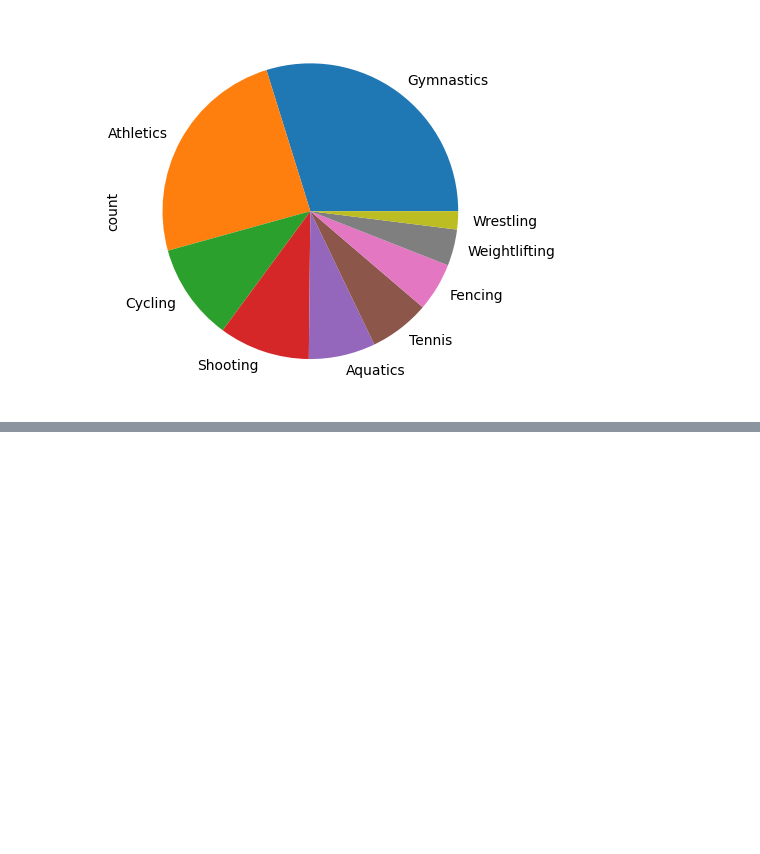
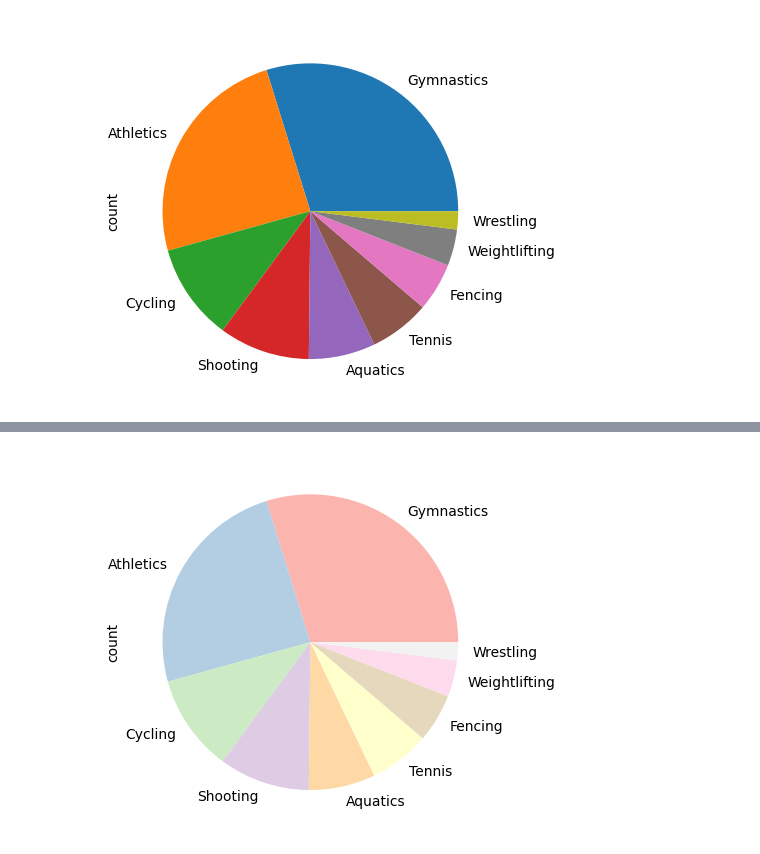
Before and after one commit to osadly/LnkdInLrn, a Jupyter notebook: pandas Essential Training/Ch05-Basic Plotting.ipynb, the cells around one changed output, grey strips where cells are left out. Drawn from its saved outputs; the diff is of its cells as text; code cells hidden in the pictures; blank space fills up the shorter version.

```diff
--- a/pandas Essential Training/Ch05-Basic Plotting.ipynb
+++ b/pandas Essential Training/Ch05-Basic Plotting.ipynb
@@ -87,0 +100,4 @@ foDF.Sport.value_counts().plot(kind='pie');
+# %%
+foDF.Sport.value_counts().plot(kind='pie',colormap='Pastel1');
+# %% [output]
+[figure, added]
```
Also changed, not shown: parts of 7 cells of this notebook.
